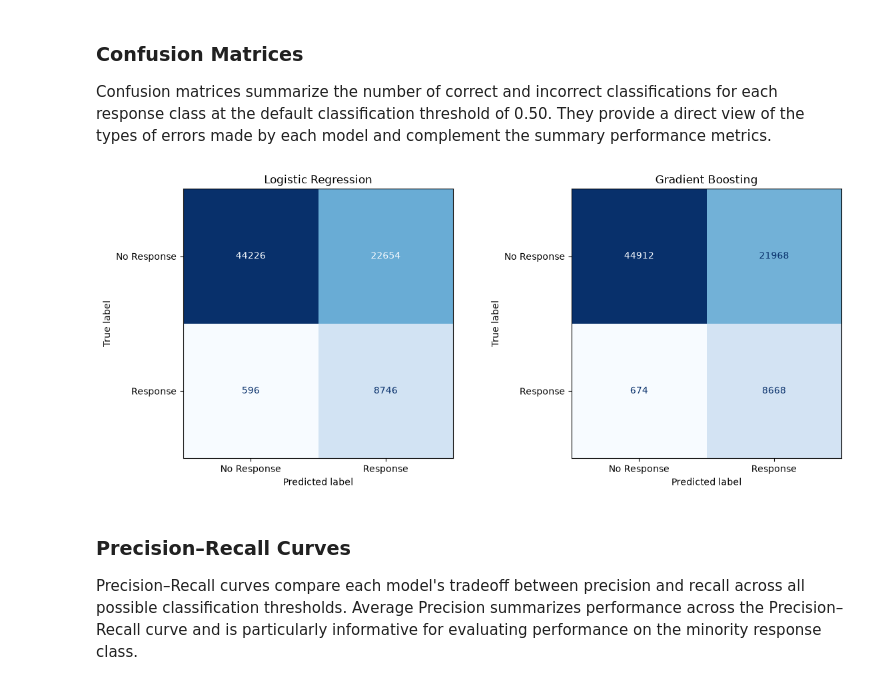
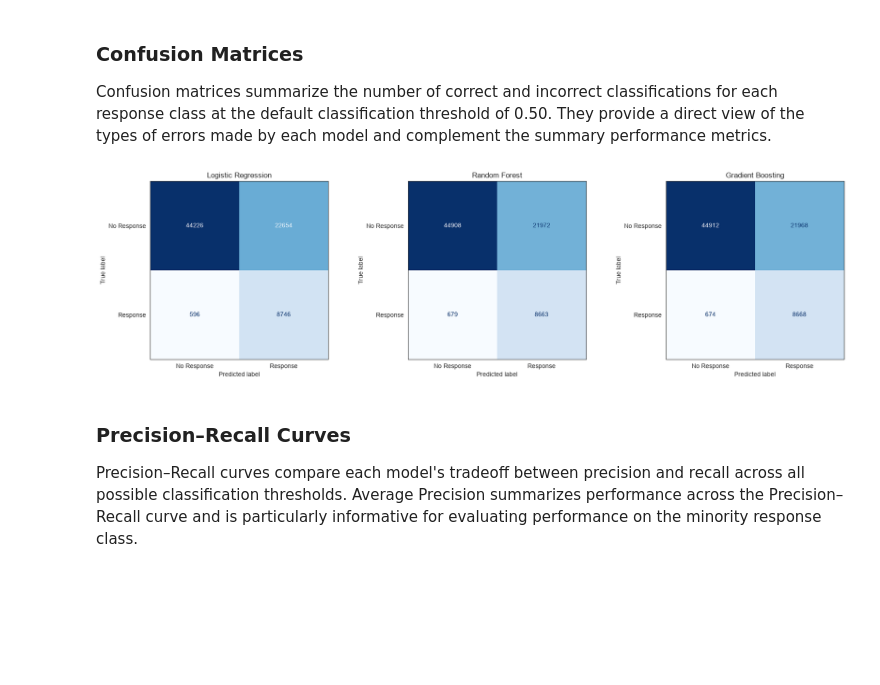
Before and after one commit to asherdata1/health-insurance-cross-sell-prediction, a Jupyter notebook: 02_notebooks/Final_Notebook.ipynb, the cells around one changed output. Drawn from its saved outputs; the diff is of its cells as text; code cells hidden in the pictures; blank space fills up the shorter version.

```diff
--- a/02_notebooks/Final_Notebook.ipynb
+++ b/02_notebooks/Final_Notebook.ipynb
@@ -31,0 +264,2 @@ df = df.drop(columns=["id", "Driving_License"])
+# %%
+df = df.drop(columns=["id"])
@@ -31,0 +647,26 @@ df = df.drop(columns=["id", "Driving_License"])
+# %%
+top_channels = df["Policy_Sales_Channel"].value_counts().nlargest(10).index
+subset = df[df["Policy_Sales_Channel"].isin(top_channels)]
+
+pivot = (
+    subset.groupby(["Gender", "Policy_Sales_Channel"])["Response"]
+    .apply(lambda x: (x == 1).mean() * 100)
+    .reset_index()
+)
+pivot.columns = ["Gender", "Policy_Sales_Channel", "Response"]
+pivot_table = pivot.pivot(
+    index="Gender", columns="Policy_Sales_Channel", values="Response"
+)
+
+fig, ax = plt.subplots(figsize=(10, 6))
+sns.heatmap(
+    pivot_table,
+    annot=True,
+    fmt=".1f",
+    cmap="bone",
+    linewidths=0.5,
+    cbar_kws={"label": "Response Rate %"},
+    ax=ax
+)
+plt.title("Response % by Gender and Policy Sales Channel", fontweight="bold")
+plt.show()
@@ -468,15 +1123,10 @@ rf_model = Pipeline(
 # Tune Random Forest using cross-validated Average Precision
 
 rf_param_grid = {
-    # Add selected Random Forest hyperparameters here
-    # Example:
-    # "classifier__n_estimators": [...],
-    # "classifier__max_depth": [...],
-    # "classifier__min_samples_leaf": [...]
+    "classifier__n_estimators":[50, 100, 200],
+    "classifier__max_depth":[10, 20, 50],
+    "classifier__min_samples_leaf": [1, 5, 10]
 }
-
-# GridSearchCV evaluates every parameter combination across all CV folds.
-# Keep the grid intentionally small to balance rigor and computation time.
 
 rf_grid_search = GridSearchCV(
     estimator=rf_model,
@@ -669,7 +1346,7 @@ Because the positive response class represents a minority of observations, model
 
 final_models = {
     "Logistic Regression": logreg_model,
-    # "Random Forest": rf_model,
+    "Random Forest": rf_model,
     "Gradient Boosting": gb_model
 }
 
@@ -732,39 +1410,40 @@ Confusion matrices summarize the number of correct and incorrect classifications
 import matplotlib.pyplot as plt
 from sklearn.metrics import ConfusionMatrixDisplay
 
+sns.set_style("white")
 # Display confusion matrices for all finalized models
 
 n_models = len(final_models)
 
 fig, axes = plt.subplots(
     1,
     n_models,
     figsize=(6 * n_models, 5)
 )
 
 # Ensure axes is iterable when only one model is included
 if n_models == 1:
     axes = [axes]
 
 for ax, (model_name, y_pred) in zip(
     axes,
     model_predictions.items()
 ):
     ConfusionMatrixDisplay.from_predictions(
         y_test,
         y_pred,
         display_labels=["No Response", "Response"],
         cmap="Blues",
         colorbar=False,
         ax=ax
     )
 
     ax.set_title(model_name)
 
 plt.tight_layout()
 plt.show()
 # %% [output]
-[figure, old version]
+[figure, new version]
 # %% [markdown]
 ### Precision–Recall Curves
 
```
Also changed, not shown: parts of 77 cells of this notebook, 1 other file.
